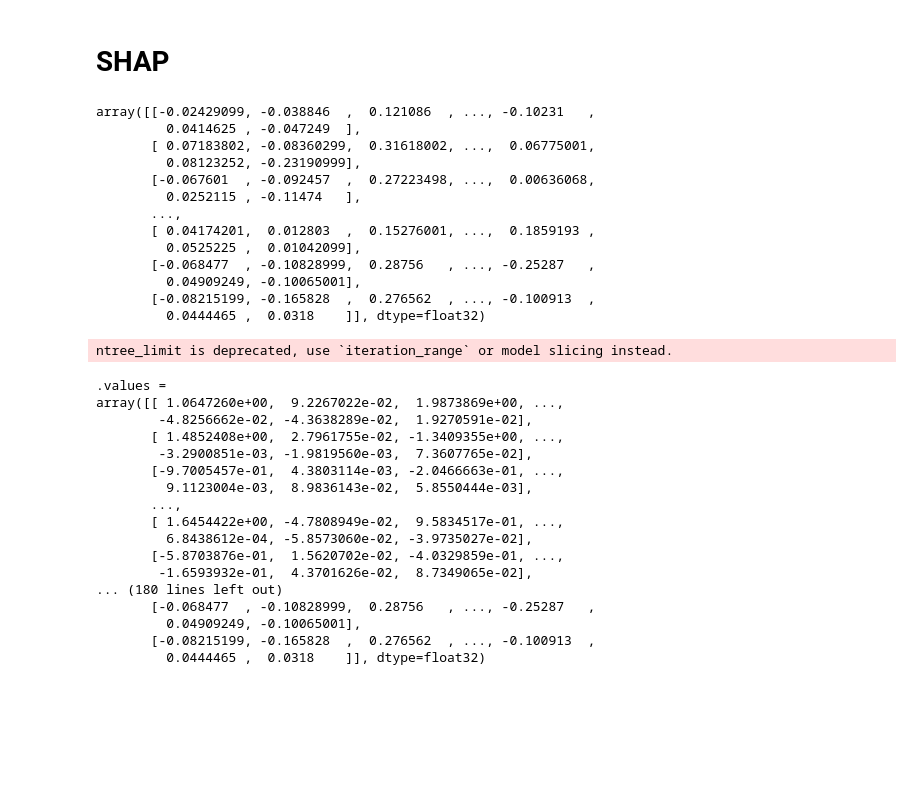
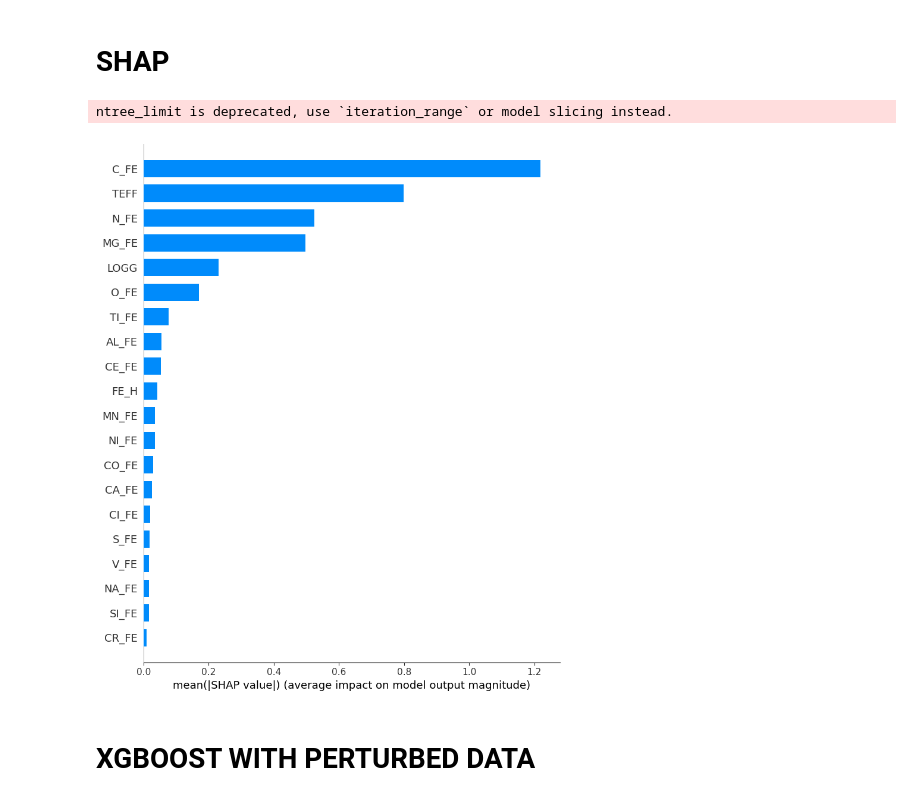
Before and after one commit to fjaellet/xgboost_chem_ages, a Jupyter notebook: py/Miglio2021.ipynb, the cells around one changed output. Cells and saved outputs as stored; diff of their text form; code cells hidden in the pictures; blank space fills up the shorter version.

```diff
--- a/py/Miglio2021.ipynb
+++ b/py/Miglio2021.ipynb
@@ -205,47 +239,13 @@ std_err 0.013009157413163119
 # %% [markdown]
 # SHAP
-# %%
-test_X
-# %% [output]
-array([[-0.02429099, -0.038846  ,  0.121086  , ..., -0.10231   ,
-         0.0414625 , -0.047249  ],
-       [ 0.07183802, -0.08360299,  0.31618002, ...,  0.06775001,
-         0.08123252, -0.23190999],
-       [-0.067601  , -0.092457  ,  0.27223498, ...,  0.00636068,
-         0.0252115 , -0.11474   ],
-       ...,
-       [ 0.04174201,  0.012803  ,  0.15276001, ...,  0.1859193 ,
-         0.0525225 ,  0.01042099],
-       [-0.068477  , -0.10828999,  0.28756   , ..., -0.25287   ,
-         0.04909249, -0.10065001],
-       [-0.08215199, -0.165828  ,  0.276562  , ..., -0.100913  ,
-         0.0444465 ,  0.0318    ]], dtype=float32)
 # %%
 import shap
 #test_X = test_X.values
 # Fits the explainer
-explainer = shap.Explainer(xgb_r)
+explainer = shap.Explainer(model)
 # Calculates the SHAP values - It takes some time
 shap_values = explainer(test_X)
+shap.summary_plot(shap_values, test_X, plot_type="bar")
 # %% [output]
 ntree_limit is deprecated, use `iteration_range` or model slicing instead.
+[figure, added]
-# %%
-shap_values
-# %% [output]
-.values =
-array([[ 1.0647260e+00,  9.2267022e-02,  1.9873869e+00, ...,
-        -4.8256662e-02, -4.3638289e-02,  1.9270591e-02],
-       [ 1.4852408e+00,  2.7961755e-02, -1.3409355e+00, ...,
-        -3.2900851e-03, -1.9819560e-03,  7.3607765e-02],
-       [-9.7005457e-01,  4.3803114e-03, -2.0466663e-01, ...,
-         9.1123004e-03,  8.9836143e-02,  5.8550444e-03],
-       ...,
-       [ 1.6454422e+00, -4.7808949e-02,  9.5834517e-01, ...,
-         6.8438612e-04, -5.8573060e-02, -3.9735027e-02],
-       [-5.8703876e-01,  1.5620702e-02, -4.0329859e-01, ...,
-        -1.6593932e-01,  4.3701626e-02,  8.7349065e-02],
-... (180 lines left out)
-       [-0.068477  , -0.10828999,  0.28756   , ..., -0.25287   ,
-         0.04909249, -0.10065001],
-       [-0.08215199, -0.165828  ,  0.276562  , ..., -0.100913  ,
-         0.0444465 ,  0.0318    ]], dtype=float32)
@@ -253,0 +252,2 @@ modified_abunds = abund + np.random.normal(0, error_abund)
+# %% [markdown]
+# XGBOOST WITH PERTURBED DATA
```
Also changed, not shown: parts of 27 cells of this notebook, 2 other files.
